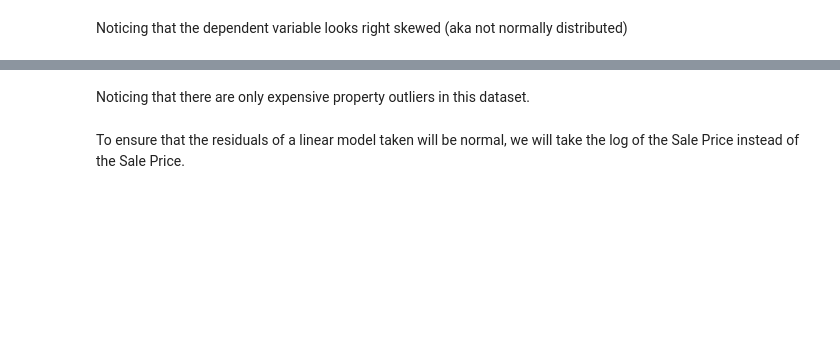
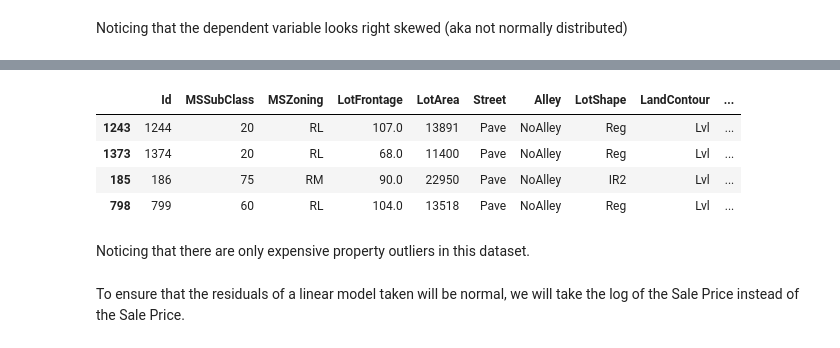
Before and after one commit to aditimayareddy/ameshousing, a Jupyter notebook: I. EDA & Cleaning.ipynb, the cells around one changed output, grey strips where cells are left out. Drawn from its saved outputs; the diff is of its cells as text; code cells hidden in the pictures; blank space fills up the shorter version.

```diff
--- a/I. EDA & Cleaning.ipynb
+++ b/I. EDA & Cleaning.ipynb
@@ -469,3 +580,13 @@ train.loc[ot_dict['SalePrice']]
+# %%
+#finding sale price outliers
+spoutliers = train[np.abs(stats.zscore(train.SalePrice)) > 4]
+spoutliers.sort_values('SalePrice')
+# %% [output]
+|  | Id | MSSubClass | MSZoning | LotFrontage | LotArea | Street | Alley | LotShape | LandContour | ... |
+| 1243 | 1244 | 20 | RL | 107.0 | 13891 | Pave | NoAlley | Reg | Lvl | ... |
+| 1373 | 1374 | 20 | RL | 68.0 | 11400 | Pave | NoAlley | Reg | Lvl | ... |
+| 185 | 186 | 75 | RM | 90.0 | 22950 | Pave | NoAlley | IR2 | Lvl | ... |
+| 798 | 799 | 60 | RL | 104.0 | 13518 | Pave | NoAlley | Reg | Lvl | ... |
 # %% [markdown]
 Noticing that there are only expensive property outliers in this dataset.
 # %% [markdown]
```
Also changed, not shown: parts of 65 cells of this notebook, 2 other files.
